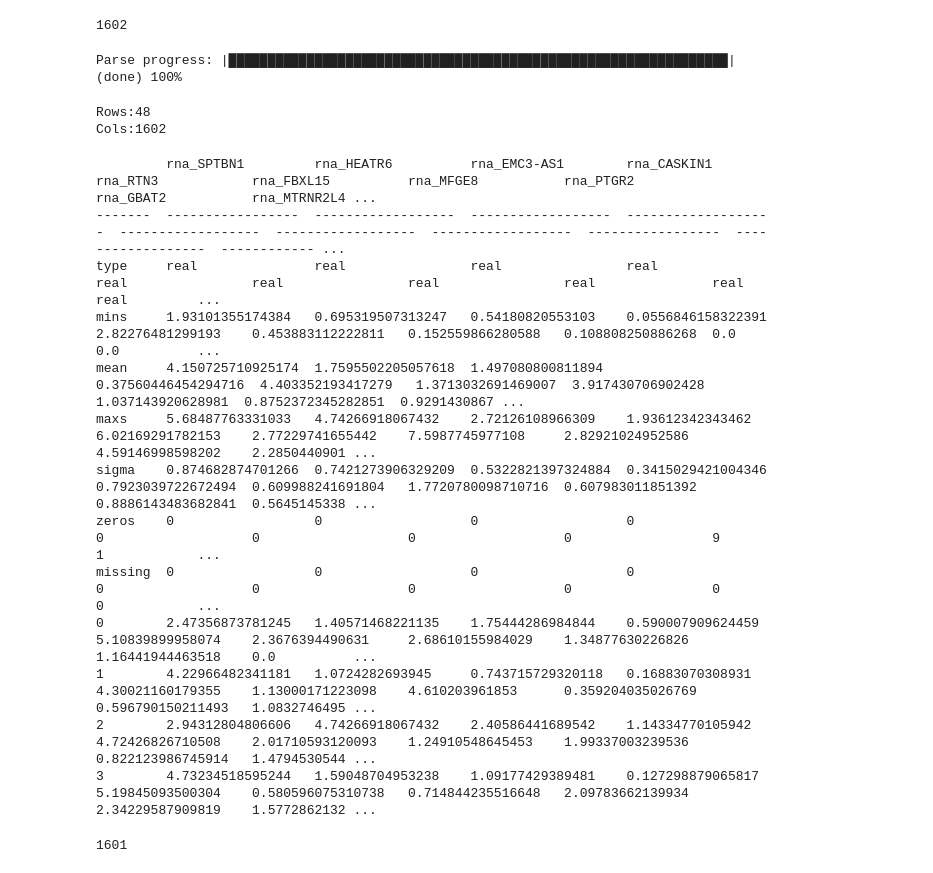
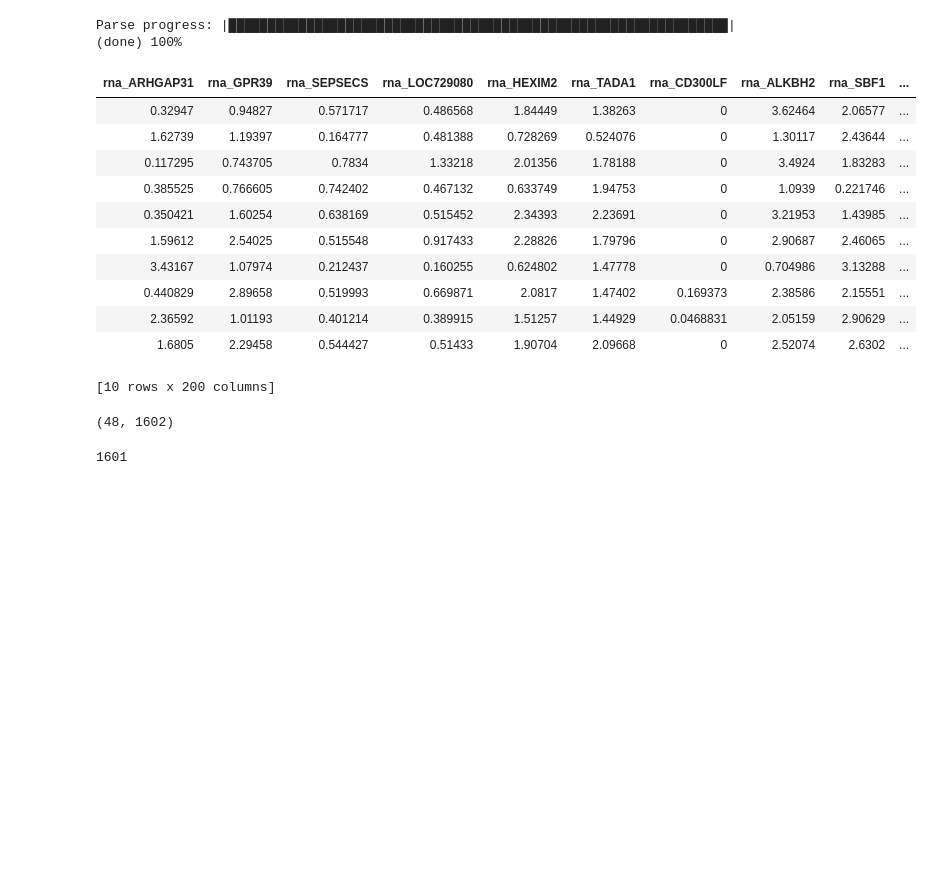
Before and after one commit to harikrishnad1997/Lantern_Hackathon_-Challenge_2, a Jupyter notebook: code/modelling_fulvestrant.ipynb, the cells around one changed output. Cells and saved outputs as stored; diff of their text form; code cells hidden in the pictures; blank space fills up the shorter version.

```diff
--- a/code/modelling_fulvestrant.ipynb
+++ b/code/modelling_fulvestrant.ipynb
@@ -38,32 +19,27 @@ Connecting to H2O server at http://127.0.0.1:54321 ... successful.
 | H2O_connection_proxy: | {"http": null, "https": null} |
 | H2O_internal_security: | False |
 | Python_version: | 3.10.12 final |
-# %%
-columns = pd.read_csv("/root/capsule/code/final_col_fulvestrant.csv",index_col=0)
-col = list(set(columns["features"]))
-len(col)
-# %% [output]
-1602
-# %%
-df = h2o.H2OFrame(raw[col])
-df.describe()
-# %% [output]
-Parse progress: |████████████████████████████████████████████████████████████████| (done) 100%
-Rows:48
-Cols:1602
-         rna_SPTBN1         rna_HEATR6          rna_EMC3-AS1        rna_CASKIN1          rna_RTN3            rna_FBXL15          rna_MFGE8           rna_PTGR2          rna_GBAT2           rna_MTRNR2L4 ...
--------  -----------------  ------------------  ------------------  -------------------  ------------------  ------------------  ------------------  -----------------  ------------------  ------------ ...
-type     real               real                real                real                 real                real                real                real               real                real         ...
-mins     1.93101355174384   0.695319507313247   0.54180820553103    0.0556846158322391   2.82276481299193    0.453883112222811   0.152559866280588   0.108808250886268  0.0                 0.0          ...
-mean     4.150725710925174  1.7595502205057618  1.497080800811894   0.37560446454294716  4.403352193417279   1.3713032691469007  3.917430706902428   1.037143920628981  0.8752372345282851  0.9291430867 ...
-maxs     5.68487763331033   4.74266918067432    2.72126108966309    1.93612342343462     6.02169291782153    2.77229741655442    7.5987745977108     2.82921024952586   4.59146998598202    2.2850440901 ...
-sigma    0.874682874701266  0.7421273906329209  0.5322821397324884  0.3415029421004346   0.7923039722672494  0.609988241691804   1.7720780098710716  0.607983011851392  0.8886143483682841  0.5645145338 ...
-zeros    0                  0                   0                   0                    0                   0                   0                   0                  9                   1            ...
-missing  0                  0                   0                   0                    0                   0                   0                   0                  0                   0            ...
-0        2.47356873781245   1.40571468221135    1.75444286984844    0.590007909624459    5.10839899958074    2.3676394490631     2.68610155984029    1.34877630226826   1.16441944463518    0.0          ...
-1        4.22966482341181   1.0724282693945     0.743715729320118   0.16883070308931     4.30021160179355    1.13000171223098    4.610203961853      0.359204035026769  0.596790150211493   1.0832746495 ...
-2        2.94312804806606   4.74266918067432    2.40586441689542    1.14334770105942     4.72426826710508    2.01710593120093    1.24910548645453    1.99337003239536   0.822123986745914   1.4794530544 ...
-3        4.73234518595244   1.59048704953238    1.09177429389481    0.127298879065817    5.19845093500304    0.580596075310738   0.714844235516648   2.09783662139934   2.34229587909819    1.5772862132 ...
+# %%
+df = h2o.import_file(path="Fulvestrant_final.csv")
+df.head()
+# %% [output]
+Parse progress: |████████████████████████████████████████████████████████████████| (done) 100%
+| rna_ARHGAP31 | rna_GPR39 | rna_SEPSECS | rna_LOC729080 | rna_HEXIM2 | rna_TADA1 | rna_CD300LF | rna_ALKBH2 | rna_SBF1 | ... |
+| 0.32947 | 0.94827 | 0.571717 | 0.486568 | 1.84449 | 1.38263 | 0 | 3.62464 | 2.06577 | ... |
+| 1.62739 | 1.19397 | 0.164777 | 0.481388 | 0.728269 | 0.524076 | 0 | 1.30117 | 2.43644 | ... |
+| 0.117295 | 0.743705 | 0.7834 | 1.33218 | 2.01356 | 1.78188 | 0 | 3.4924 | 1.83283 | ... |
+| 0.385525 | 0.766605 | 0.742402 | 0.467132 | 0.633749 | 1.94753 | 0 | 1.0939 | 0.221746 | ... |
+| 0.350421 | 1.60254 | 0.638169 | 0.515452 | 2.34393 | 2.23691 | 0 | 3.21953 | 1.43985 | ... |
+| 1.59612 | 2.54025 | 0.515548 | 0.917433 | 2.28826 | 1.79796 | 0 | 2.90687 | 2.46065 | ... |
+| 3.43167 | 1.07974 | 0.212437 | 0.160255 | 0.624802 | 1.47778 | 0 | 0.704986 | 3.13288 | ... |
+| 0.440829 | 2.89658 | 0.519993 | 0.669871 | 2.0817 | 1.47402 | 0.169373 | 2.38586 | 2.15551 | ... |
+| 2.36592 | 1.01193 | 0.401214 | 0.389915 | 1.51257 | 1.44929 | 0.0468831 | 2.05159 | 2.90629 | ... |
+| 1.6805 | 2.29458 | 0.544427 | 0.51433 | 1.90704 | 2.09668 | 0 | 2.52074 | 2.6302 | ... |
+[10 rows x 200 columns]
+# %%
+df.shape
+# %% [output]
+(48, 1602)
 # %%
 y = "Fulvestrant_response"
 x = df.columns
```
Also changed, not shown: parts of 10 cells of this notebook, 23 other files.
